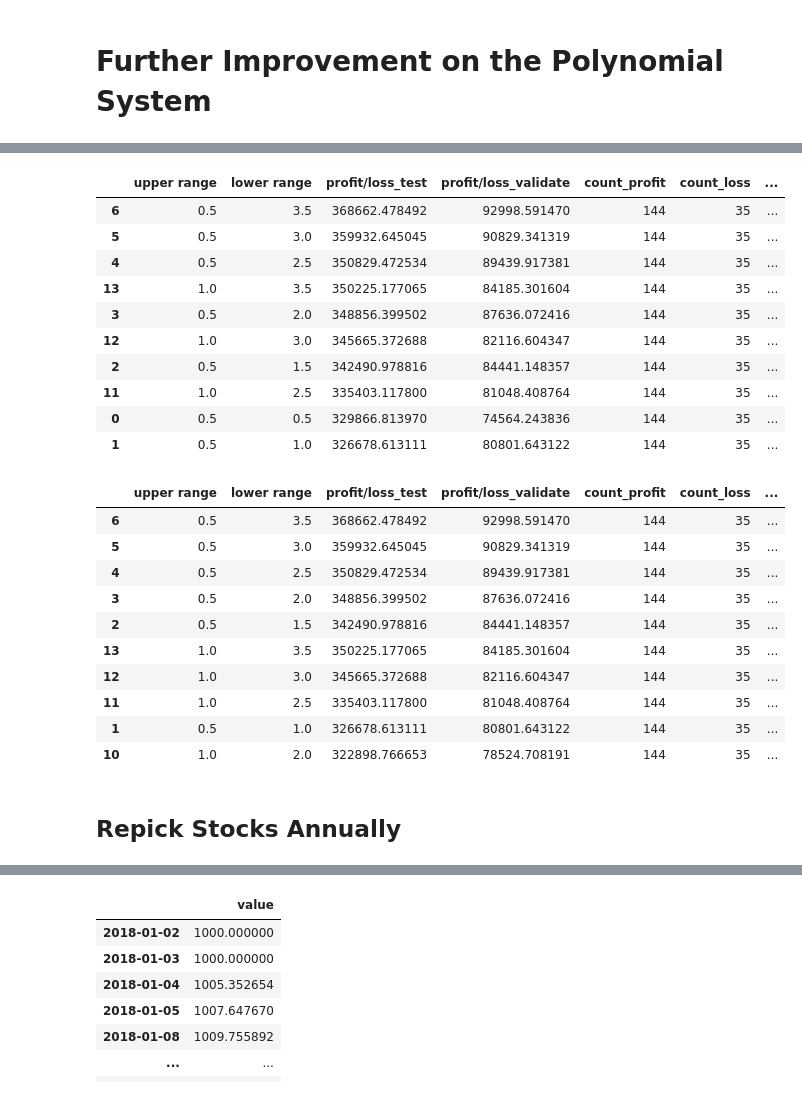
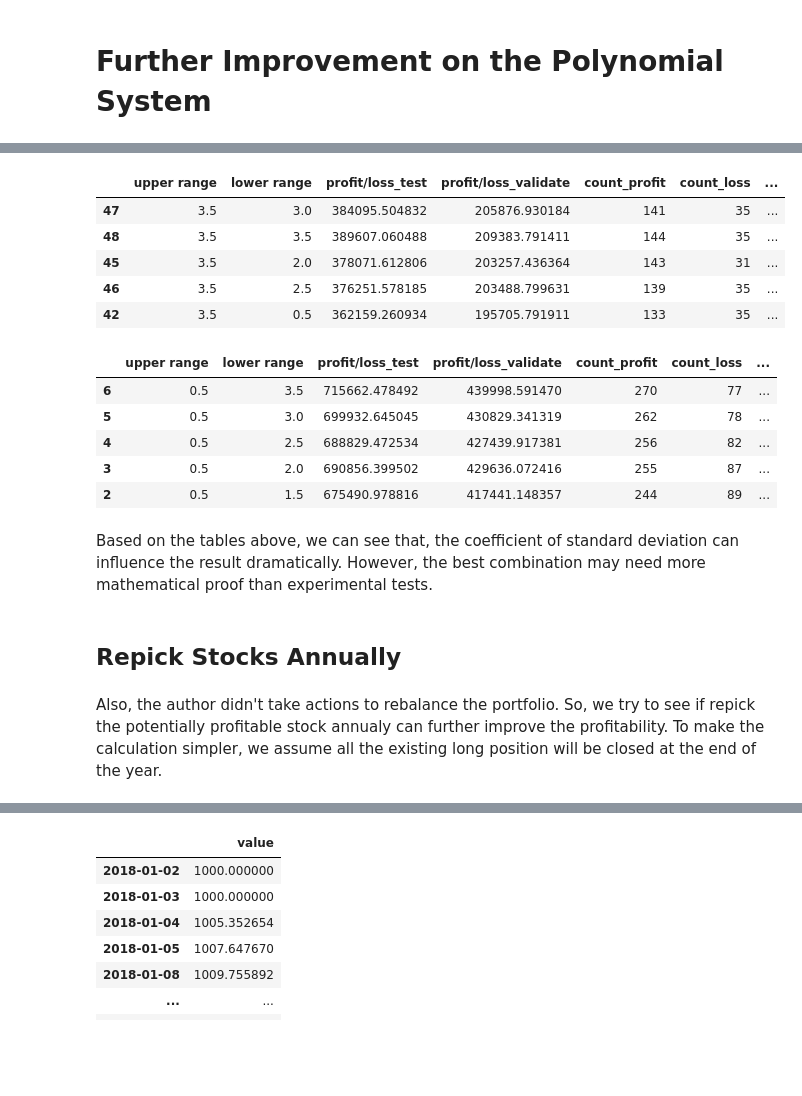
Before and after one commit to vd1371/AcademicQuantLab, a Jupyter notebook: Momentum/Polynomial_Moving_Regression_Band.ipynb, the cells around one changed output, grey strips where cells are left out. Drawn from its saved outputs; the diff is of its cells as text; code cells hidden in the pictures; blank space fills up the shorter version.

```diff
--- a/Momentum/Polynomial_Moving_Regression_Band.ipynb
+++ b/Momentum/Polynomial_Moving_Regression_Band.ipynb
@@ -268,7 +221,6 @@ holder_test = holder_test_temp.copy()
 # Select the stocks that generate profit in the validation period
 profitable_tickers = []
 for ticker in tickers_with_data:
-    #print(ticker)
     if holder_validate[ticker]['profit/loss'][-1] > 1000:
         profitable_tickers.append(ticker)
 
@@ -279,9 +231,8 @@ for ticker in tickers_with_data:
     X = holder_train[ticker][['50 MA', '50 MA^2','50 MA^3','50 MA^4']]
 
     model.fit(X, Y)
-    residual_std_holder[ticker] = np.sqrt(mean_squared_error(Y, model.predict(X)))
-    apply_model(model, holder_test[ticker], residual_std_holder[ticker], 1000)
-    holder_test[ticker]['profit/loss'] = np.where(holder_test[ticker]['profit/loss'].isnull(), 1000, holder_test[ticker]['profit/loss'])
+    residual_std = np.sqrt(mean_squared_error(Y, model.predict(X)))
+    apply_model(model, holder_test[ticker], residual_std, 1000)
 
 # Use the profitable stocks to predict the test data
 profit_loss_test_validate = []
@@ -364,23 +318,21 @@ ls_upper_range = []
 ls_lower_range = []
 ls_profit_loss_test = []
 ls_profit_loss_validate = []
+ls_count_loss = []
+ls_count_profit = []
 # Based on the validation period, we can find the optimal upper and lower range of 50 std for each stocks. and put the result in a dataframe
-for uppder_coeff in upper_range:
+for upper_coeff in upper_range:
     # print(uppder_coeff)
     for lower_coeff in lower_range:
         profitable_tickers = []
         for ticker in tickers_with_data:
-            holder_validate[ticker]['4th 50 MA Upper'] = holder_validate[ticker]['4th 50 MA Average'] + uppder_coeff*residual_std_holder[ticker]
-            holder_validate[ticker]['4th 50 MA Lower'] = holder_validate[ticker]['4th 50 MA Average'] - lower_coeff*residual_std_holder[ticker]
-            holder_validate[ticker] = assign_signal(holder_validate[ticker])
-            holder_validate[ticker] = assign_position(holder_validate[ticker])
-            holder_validate[ticker]['profit/loss'] = 1000*(1+holder_validate[ticker]['position']*holder_validate[ticker]['price change']).cumprod()
+            X = holder_train[ticker][['50 MA', '50 MA^2','50 MA^3','50 MA^4']]
+            Y = holder_train[ticker]['close']
+            model.fit(X, Y)
+            residual_std = np.sqrt(mean_squared_error(Y, model.predict(X)))
+            apply_model(model, holder_validate[ticker], residual_std, 1000, upper_coeff, lower_coeff)
 
-            holder_test[ticker]['4th 50 MA Upper'] = holder_test[ticker]['4th 50 MA Average'] + uppder_coeff*residual_std_holder[ticker]
-            holder_test[ticker]['4th 50 MA Lower'] = holder_test[ticker]['4th 50 MA Average'] - lower_coeff*residual_std_holder[ticker]
-            holder_test[ticker] = assign_signal(holder_test[ticker])
-            holder_test[ticker] = assign_position(holder_test[ticker])
-            holder_test[ticker]['profit/loss'] = 1000*(1+holder_test[ticker]['position']*holder_test[ticker]['price change']).cumprod()
+            apply_model(model, holder_test[ticker], residual_std, 1000, upper_coeff, lower_coeff)
 
             if holder_validate[ticker]['profit/loss'][-1] > 1000:
                 profitable_tickers.append(ticker)
@@ -389,53 +341,51 @@ for uppder_coeff in upper_range:
         count_profit_test = 0
         count_loss_test = 0
         for ticker in profitable_tickers:
-            profit_loss_validate.append(holder_validate[ticker]['profit/loss'][-1] - 1000)
-            profit_loss_test.append(holder_test[ticker]['profit/loss'][-1] - 1000)
+            profit_loss_validate.append(holder_validate[ticker]['profit/loss'][-1])
+            profit_loss_test.append(holder_test[ticker]['profit/loss'][-1])
             if holder_test[ticker]['profit/loss'][-1] > 1000:
                 count_profit_test += 1
             else:
                 count_loss_test += 1
-        ls_upper_range.append(uppder_coeff)
+        ls_upper_range.append(upper_coeff)
         ls_lower_range.append(lower_coeff)
         ls_profit_loss_test.append(sum(profit_loss_test))
         ls_profit_loss_validate.append(sum(profit_loss_validate))
+        ls_count_loss.append(count_loss_test)
+        ls_count_profit.append(count_profit_test)
 # %%
 # Create a dataframe to store the result
-df_result = pd.DataFrame({'upper range': ls_upper_range, 'lower range': ls_lower_range, 'profit/loss_test': ls_profit_loss_test, 'profit/loss_validate': ls_profit_loss_validate, 'count_profit': count_profit_test, 'count_loss': count_loss_test})
-df_result['total return test'] = df_result['profit/loss_test']/(df_result['count_profit']+df_result['count_loss'])/1000
-df_result['total return validate'] = df_result['profit/loss_validate']/(df_result['count_profit']+df_result['count_loss'])/1000
+# As we assign 1,000 to each stock, to make the result comparable, we divide the profit/loss by the number of profitable and loss stocks so that the initial investment is 1,000 for each combination of upper and lower range
+df_result = pd.DataFrame({'upper range': ls_upper_range, 'lower range': ls_lower_range, 'profit/loss_test': ls_profit_loss_test, 'profit/loss_validate': ls_profit_loss_validate, 'count_profit': ls_count_profit, 'count_loss': ls_count_loss})
+
+df_result['total return test'] = df_result['profit/loss_test']/(df_result['count_profit']+df_result['count_loss'])/1000 -1
+df_result['total return validate'] = df_result['profit/loss_validate']/(df_result['count_profit']+df_result['count_loss'])/1000 -1
 df_result_by_test = df_result.sort_values(by='total return test', ascending=False)
 df_result_by_validate = df_result.sort_values(by='total return validate', ascending=False)
 # %%
-df_result_by_test.head(10)
+df_result_by_test.head(5)
 # %% [output]
 |  | upper range | lower range | profit/loss_test | profit/loss_validate | count_profit | count_loss | ... |
-| 6 | 0.5 | 3.5 | 368662.478492 | 92998.591470 | 144 | 35 | ... |
-| 5 | 0.5 | 3.0 | 359932.645045 | 90829.341319 | 144 | 35 | ... |
-| 4 | 0.5 | 2.5 | 350829.472534 | 89439.917381 | 144 | 35 | ... |
-| 13 | 1.0 | 3.5 | 350225.177065 | 84185.301604 | 144 | 35 | ... |
-| 3 | 0.5 | 2.0 | 348856.399502 | 87636.072416 | 144 | 35 | ... |
-| 12 | 1.0 | 3.0 | 345665.372688 | 82116.604347 | 144 | 35 | ... |
-| 2 | 0.5 | 1.5 | 342490.978816 | 84441.148357 | 144 | 35 | ... |
-| 11 | 1.0 | 2.5 | 335403.117800 | 81048.408764 | 144 | 35 | ... |
-| 0 | 0.5 | 0.5 | 329866.813970 | 74564.243836 | 144 | 35 | ... |
-| 1 | 0.5 | 1.0 | 326678.613111 | 80801.643122 | 144 | 35 | ... |
+| 47 | 3.5 | 3.0 | 384095.504832 | 205876.930184 | 141 | 35 | ... |
+| 48 | 3.5 | 3.5 | 389607.060488 | 209383.791411 | 144 | 35 | ... |
+| 45 | 3.5 | 2.0 | 378071.612806 | 203257.436364 | 143 | 31 | ... |
+| 46 | 3.5 | 2.5 | 376251.578185 | 203488.799631 | 139 | 35 | ... |
+| 42 | 3.5 | 0.5 | 362159.260934 | 195705.791911 | 133 | 35 | ... |
 # %%
-df_result_by_validate.head(10)
+df_result_by_validate.head(5)
 # %% [output]
 |  | upper range | lower range | profit/loss_test | profit/loss_validate | count_profit | count_loss | ... |
-| 6 | 0.5 | 3.5 | 368662.478492 | 92998.591470 | 144 | 35 | ... |
-| 5 | 0.5 | 3.0 | 359932.645045 | 90829.341319 | 144 | 35 | ... |
-| 4 | 0.5 | 2.5 | 350829.472534 | 89439.917381 | 144 | 35 | ... |
-| 3 | 0.5 | 2.0 | 348856.399502 | 87636.072416 | 144 | 35 | ... |
-| 2 | 0.5 | 1.5 | 342490.978816 | 84441.148357 | 144 | 35 | ... |
-| 13 | 1.0 | 3.5 | 350225.177065 | 84185.301604 | 144 | 35 | ... |
-| 12 | 1.0 | 3.0 | 345665.372688 | 82116.604347 | 144 | 35 | ... |
-| 11 | 1.0 | 2.5 | 335403.117800 | 81048.408764 | 144 | 35 | ... |
-| 1 | 0.5 | 1.0 | 326678.613111 | 80801.643122 | 144 | 35 | ... |
-| 10 | 1.0 | 2.0 | 322898.766653 | 78524.708191 | 144 | 35 | ... |
+| 6 | 0.5 | 3.5 | 715662.478492 | 439998.591470 | 270 | 77 | ... |
+| 5 | 0.5 | 3.0 | 699932.645045 | 430829.341319 | 262 | 78 | ... |
+| 4 | 0.5 | 2.5 | 688829.472534 | 427439.917381 | 256 | 82 | ... |
+| 3 | 0.5 | 2.0 | 690856.399502 | 429636.072416 | 255 | 87 | ... |
+| 2 | 0.5 | 1.5 | 675490.978816 | 417441.148357 | 244 | 89 | ... |
+# %% [markdown]
+Based on the tables above, we can see that, the coefficient of standard deviation can influence the result dramatically. However, the best combination may need more mathematical proof than experimental tests.
 # %% [markdown]
 ## Repick Stocks Annually
+# %% [markdown]
+Also, the author didn't take actions to rebalance the portfolio. So, we try to see if repick the potentially profitable stock annualy can further improve the profitability. To make the calculation simpler, we assume all the existing long position will be closed at the end of the year.
 # %%
 train_start_date = datetime.strptime('2010-01-01', '%Y-%m-%d').date()
 ls_train_end_date = ['2016-12-31', '2017-12-31', '2018-12-31', '2019-12-31', '2020-12-31', '2021-12-31', '2022-12-31']
```
Also changed, not shown: parts of 26 cells of this notebook.
